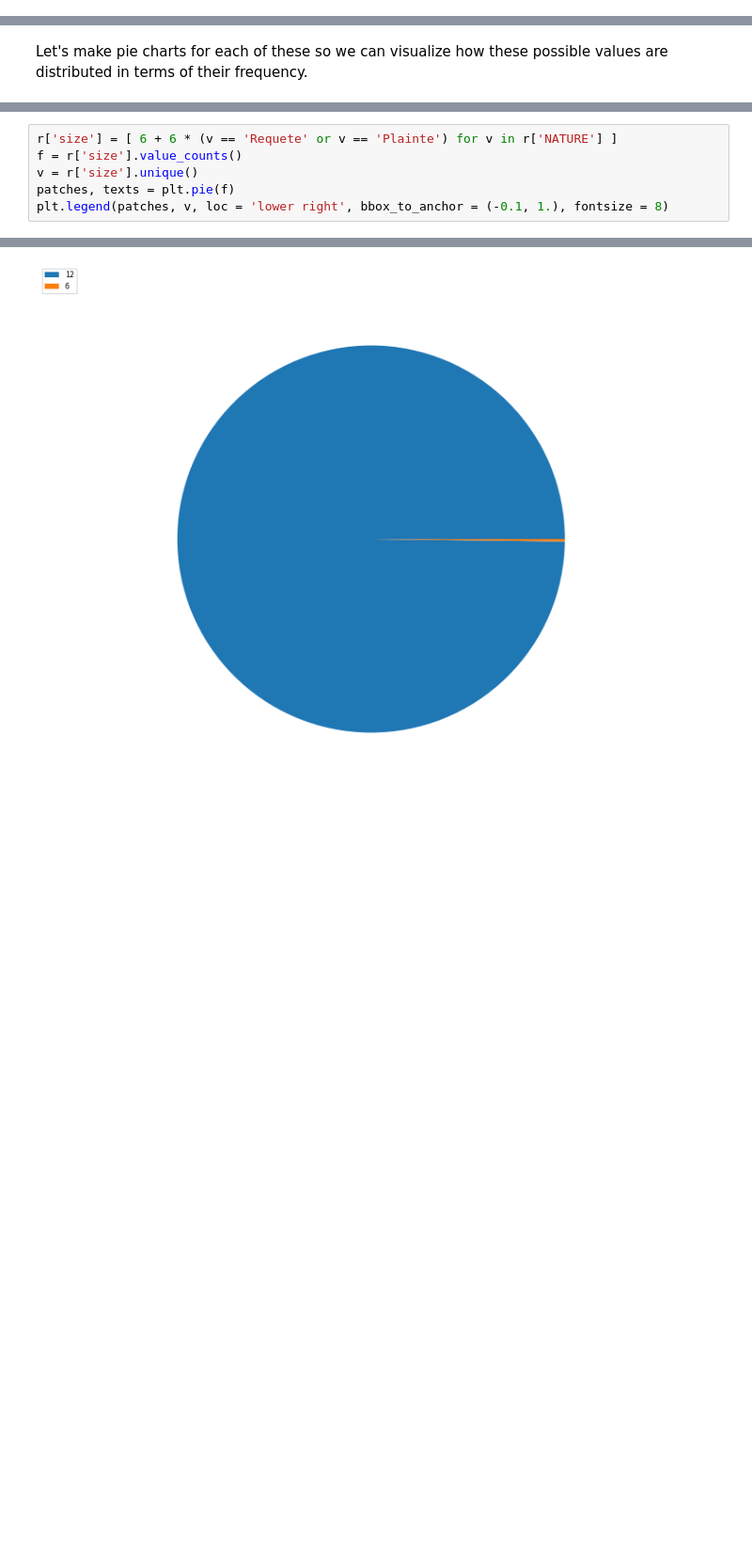
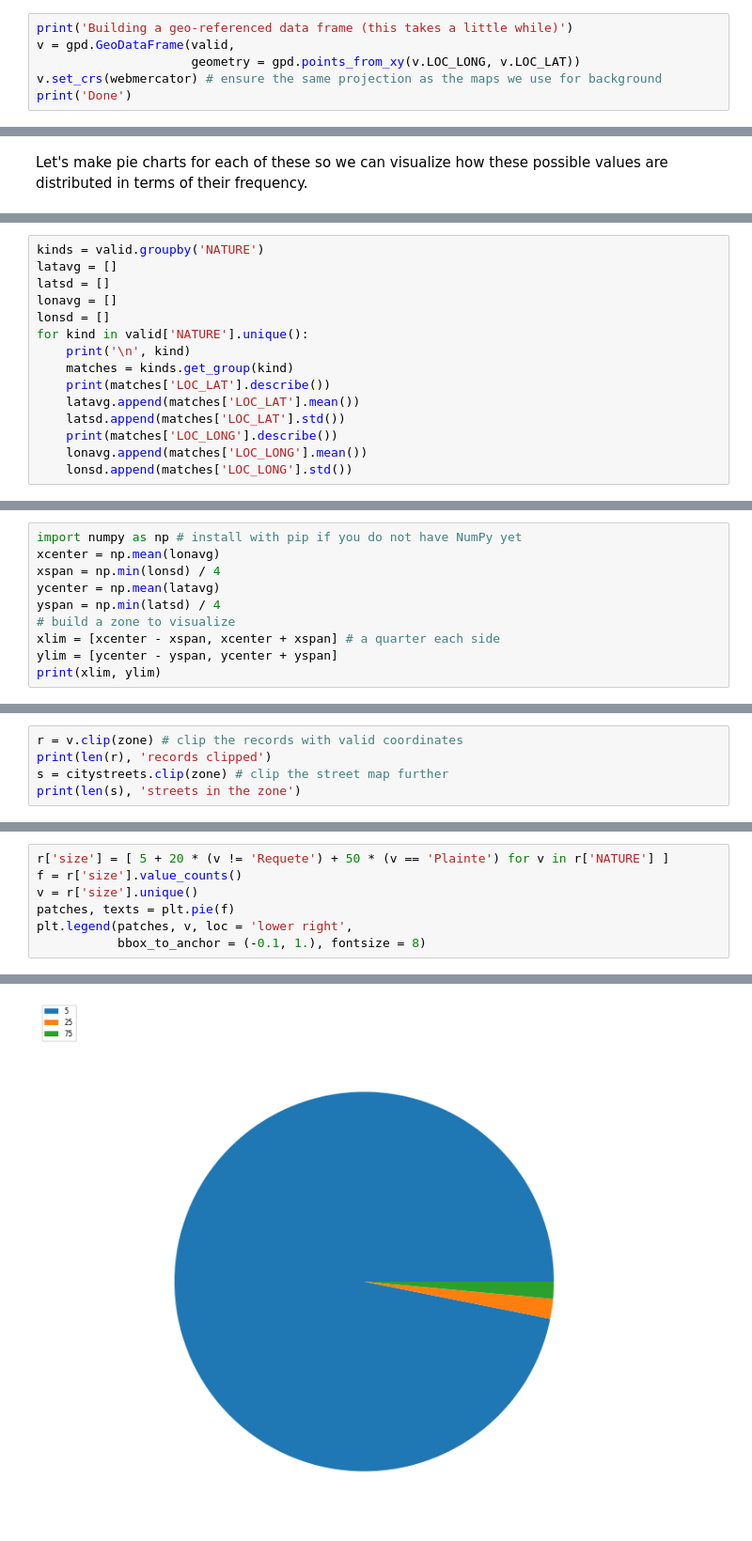
Before and after one commit to satuelisa/Requetes311, a Jupyter notebook: CaseStudy.ipynb, the cells around one changed output, grey strips where cells are left out. Shown at 94% size. Saved outputs shown, nothing was run; the diff lists cells and outputs as text; blank space fills up the shorter version.

```diff
--- a/CaseStudy.ipynb
+++ b/CaseStudy.ipynb
@@ -260,0 +291,6 @@ Adding the streets. This takes a long time.
+# %%
+print('Building a geo-referenced data frame (this takes a little while)')
+v = gpd.GeoDataFrame(valid,
+                     geometry = gpd.points_from_xy(v.LOC_LONG, v.LOC_LAT))
+v.set_crs(webmercator) # ensure the same projection as the maps we use for background
+print('Done')
@@ -402,0 +464,15 @@ Remember that `valid` is the subset of data in which only those with valid geogr
+# %%
+kinds = valid.groupby('NATURE')
+latavg = []
+latsd = []
+lonavg = []
+lonsd = []
+for kind in valid['NATURE'].unique():
+    print('\n', kind)
+    matches = kinds.get_group(kind)
+    print(matches['LOC_LAT'].describe())
+    latavg.append(matches['LOC_LAT'].mean())
+    latsd.append(matches['LOC_LAT'].std())
+    print(matches['LOC_LONG'].describe())
+    lonavg.append(matches['LOC_LONG'].mean())
+    lonsd.append(matches['LOC_LONG'].std())
@@ -402,0 +499,10 @@ Remember that `valid` is the subset of data in which only those with valid geogr
+# %%
+import numpy as np # install with pip if you do not have NumPy yet
+xcenter = np.mean(lonavg)
+xspan = np.min(lonsd) / 4
+ycenter = np.mean(latavg)
+yspan = np.min(latsd) / 4
+# build a zone to visualize
+xlim = [xcenter - xspan, xcenter + xspan] # a quarter each side
+ylim = [ycenter - yspan, ycenter + yspan]
+print(xlim, ylim)
@@ -436,0 +542,5 @@ Nice, that sounds manageable. let's look at those.
+# %%
+r = v.clip(zone) # clip the records with valid coordinates
+print(len(r), 'records clipped')
+s = citystreets.clip(zone) # clip the street map further
+print(len(s), 'streets in the zone')
@@ -452,9 +578,10 @@ Since the last two options are more rare, we could also draw those bigger to be
 # %%
-r['size'] = [ 6 + 6 * (v == 'Requete' or v == 'Plainte') for v in r['NATURE'] ]
+r['size'] = [ 5 + 20 * (v != 'Requete') + 50 * (v == 'Plainte') for v in r['NATURE'] ]
 f = r['size'].value_counts()
 v = r['size'].unique()
 patches, texts = plt.pie(f)
-plt.legend(patches, v, loc = 'lower right', bbox_to_anchor = (-0.1, 1.), fontsize = 8)
+plt.legend(patches, v, loc = 'lower right',
+           bbox_to_anchor = (-0.1, 1.), fontsize = 8)
 # %% [output]
 <matplotlib.legend.Legend at 0x...>
-[figure, old version]
+[figure, new version]
```
Also changed, not shown: parts of 33 cells of this notebook.
